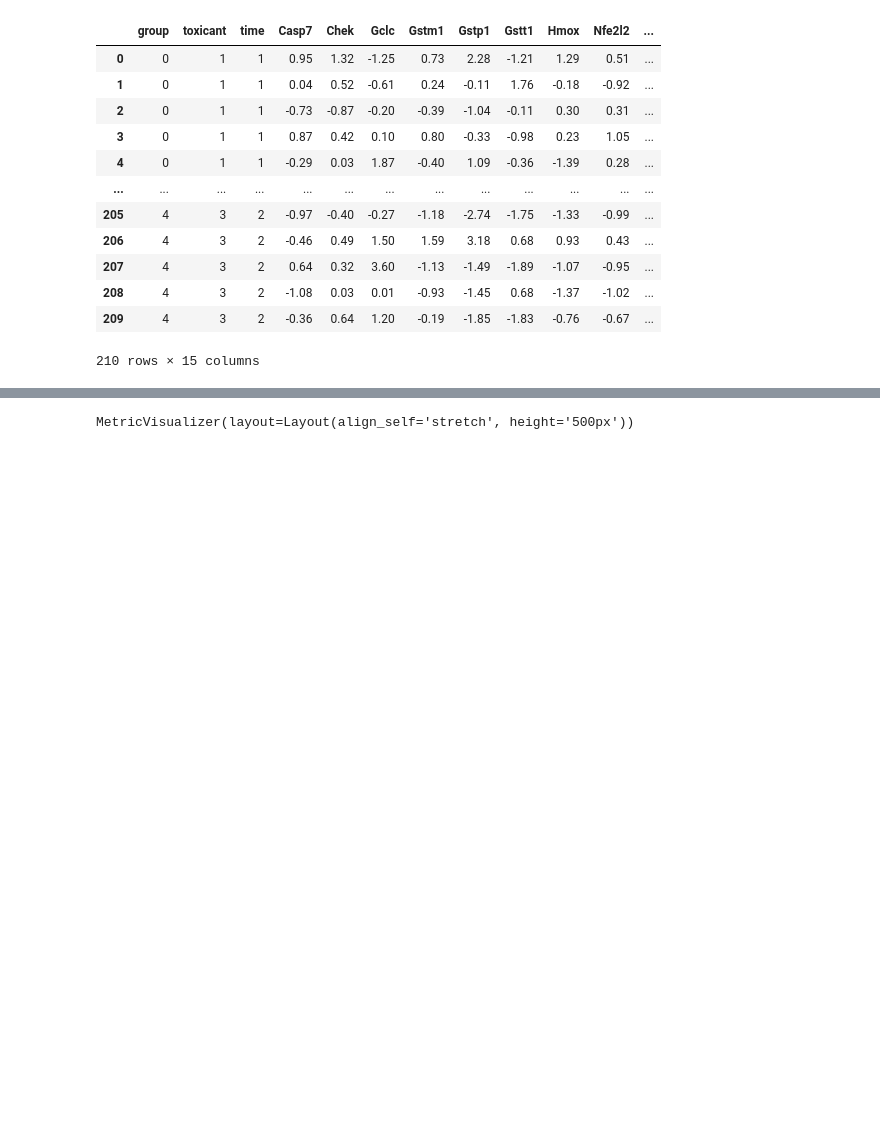
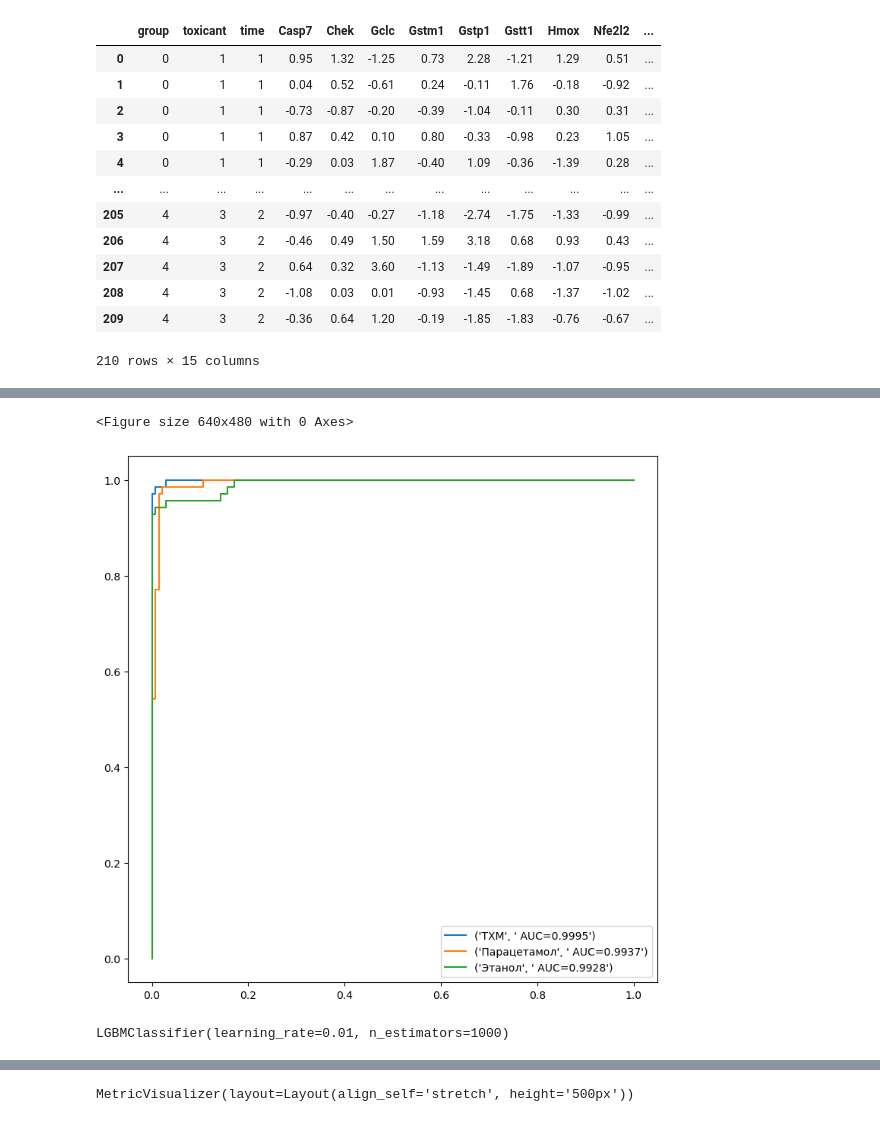
Before and after one commit to karimovdo/gepatit_model, a Jupyter notebook: model_gepatit.ipynb, the cells around one changed output, grey strips where cells are left out. Cells and saved outputs as stored; diff of their text form; code cells hidden in the pictures; blank space fills up the shorter version.

```diff
--- a/model_gepatit.ipynb
+++ b/model_gepatit.ipynb
@@ -33,6 +36,9 @@ data
 # %%
 X = data.loc[:,'Casp7':'Sod1']
 y = data['toxicant']
+y[y==1] = 0
+y[y==2] = 1
+y[y==3] = 2
 # y[y==2] = 0
 # y[y==3] = 2
 X_train, X_test, y_train, y_test = train_test_split(X, y, test_size=0.25, random_state=12345)
@@ -38,0 +93,6 @@ X_train, X_test, y_train, y_test = train_test_split(X, y, test_size=0.25, random
+# %%
+# Initialize the XGBoost Classifier
+xgb = XGBClassifier(random_state=0)
+
+# Find the best hyperparameters
+xgb_opt = tune_hyperparameters(xgb, xgb_param_grid, X_train, y_train)
@@ -38,0 +105,57 @@ X_train, X_test, y_train, y_test = train_test_split(X, y, test_size=0.25, random
+# %%
+model_result = pd.DataFrame({'Name': [],
+                             'toxic' : [],
+                             'AUC': [],
+                             })
+# %%
+plt.figure(0).clf ();
+plt.figure(figsize=(9, 9));
+y_pred1 = []
+y_pred2 = []
+y_pred3 = []
+y1 = y.copy()
+y2 = y.copy()
+y3 = y.copy()
+
+y_pred = xgb_opt.predict_proba(X)
+for i in y_pred:
+    y_pred1.append(i[0])
+    y_pred2.append(i[1])
+    y_pred3.append(i[2])
+
+y1[y1 == 1] = 3
+y1[y1 == 2] = 3
+y1[y1 == 0] = 1
+y1[y1 == 3] = 0
+
+y2[y2 == 0] = 0
+y2[y2 == 1] = 1
+y2[y2 == 2] = 0
+
+y3[y3 == 0] = 0
+y3[y3 == 1] = 0
+y3[y3 == 2] = 1
+
+fpr, tpr, _ = metrics.roc_curve (y1, y_pred1)
+auc = round(metrics.roc_auc_score (y1, y_pred1), 4)
+plt.plot (fpr,tpr,label=('ТХМ', " AUC="+str(auc)))
+model_result.loc[ len(model_result.index)] = ['XGBoost', 'ТХМ', auc]
+
+fpr, tpr, _ = metrics.roc_curve (y2, y_pred2)
+auc = round(metrics.roc_auc_score (y2, y_pred2), 4)
+plt.plot (fpr,tpr,label=('Парацетамол', " AUC="+str(auc)))
+model_result.loc[ len(model_result.index)] = ['XGBoost', 'Парацетамол', auc]
+
+fpr, tpr, _ = metrics.roc_curve (y3, y_pred3)
+auc = round(metrics.roc_auc_score (y3, y_pred3), 4)
+plt.plot (fpr,tpr,label=('Этанол', " AUC="+str(auc)))
+plt.legend()
+model_result.loc[ len(model_result.index)] = ['XGBoost', 'Этанол', auc];
+# %% [output]
+<Figure size 640x480 with 0 Axes>
+[figure, added]
+# %%
+clf = lgb.LGBMClassifier(boosting_type='gbdt', learning_rate=0.01, n_estimators=1000)
+clf.fit(X_train, y_train)
+# %% [output]
+LGBMClassifier(learning_rate=0.01, n_estimators=1000)
```
Also changed, not shown: parts of 34 cells of this notebook, 4 other files.
